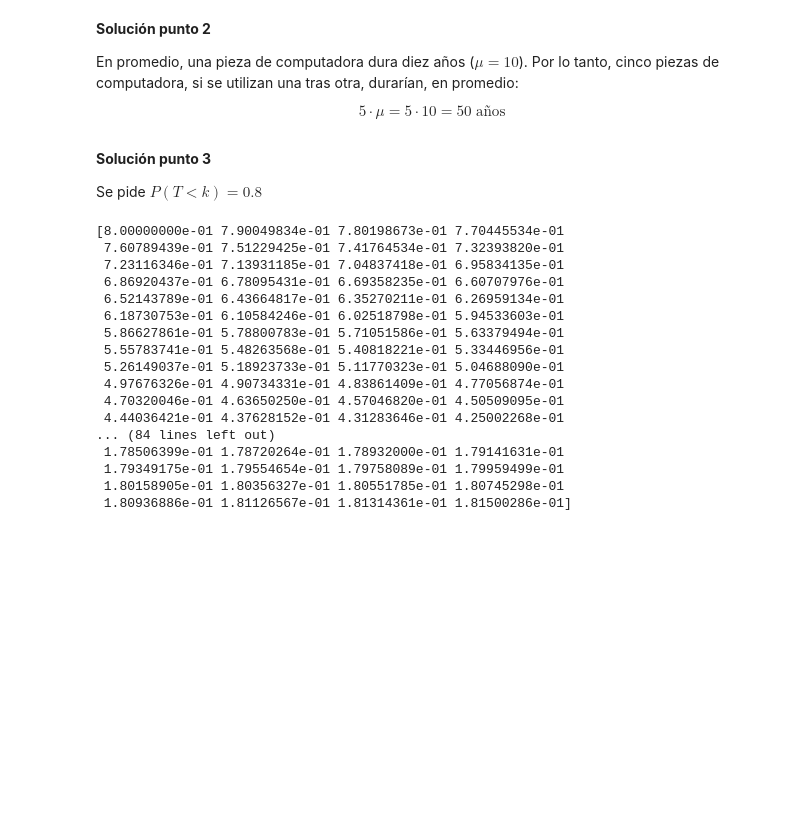
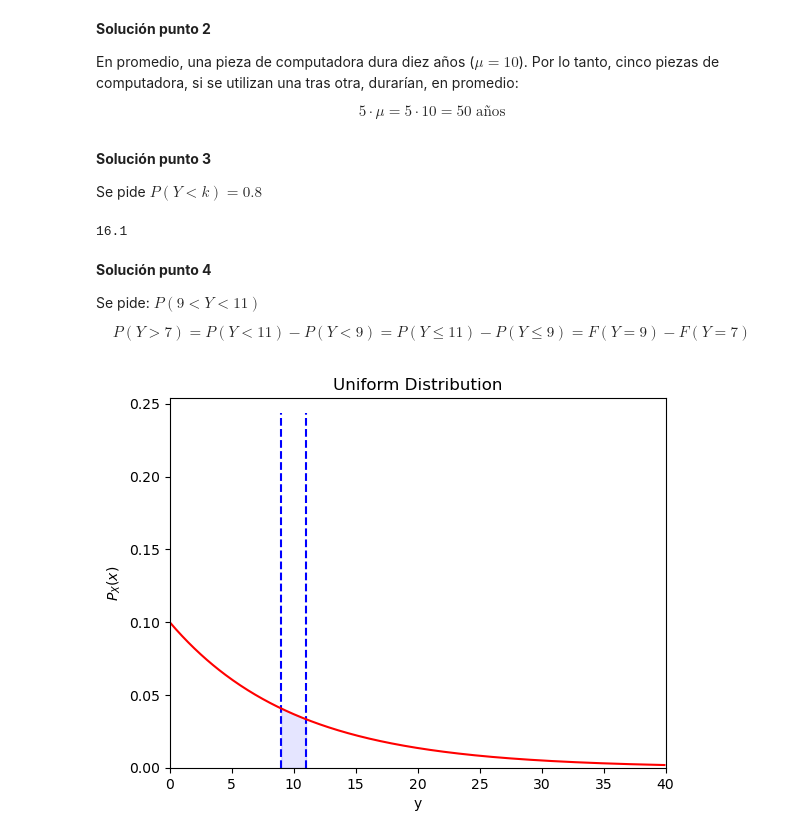
Before and after one commit to estocasticos-udem/curso_2023-1, a Jupyter notebook: variables_aleatorias_continuas/continua_exponencial.ipynb, the cells around one changed output. Cells and saved outputs as stored; diff of their text form; code cells hidden in the pictures; blank space fills up the shorter version.

Commit message:
Actualizando ejemplos exponencial y uniforme

```diff
--- a/variables_aleatorias_continuas/continua_exponencial.ipynb
+++ b/variables_aleatorias_continuas/continua_exponencial.ipynb
@@ -145,27 +149,35 @@ $$5 \cdot \mu = 5 \cdot 10 = 50\;\text{años}$$
 # %% [markdown]
 **Solución punto 3**
 
-Se pide $𝑃(T < k)=0.8$
+Se pide $𝑃(Y < k)=0.8$
 # %%
 P = 0.8
 diff_cdf_y = np.absolute(cdf_y - P)
 index_P = np.where(diff_cdf_y == min(diff_cdf_y))
-index_P
+k = y[index_P[0][0]]
+print("k = " + str(k))
 # %% [output]
-[8.00000000e-01 7.90049834e-01 7.80198673e-01 7.70445534e-01
- 7.60789439e-01 7.51229425e-01 7.41764534e-01 7.32393820e-01
- 7.23116346e-01 7.13931185e-01 7.04837418e-01 6.95834135e-01
- 6.86920437e-01 6.78095431e-01 6.69358235e-01 6.60707976e-01
- 6.52143789e-01 6.43664817e-01 6.35270211e-01 6.26959134e-01
- 6.18730753e-01 6.10584246e-01 6.02518798e-01 5.94533603e-01
- 5.86627861e-01 5.78800783e-01 5.71051586e-01 5.63379494e-01
- 5.55783741e-01 5.48263568e-01 5.40818221e-01 5.33446956e-01
- 5.26149037e-01 5.18923733e-01 5.11770323e-01 5.04688090e-01
- 4.97676326e-01 4.90734331e-01 4.83861409e-01 4.77056874e-01
- 4.70320046e-01 4.63650250e-01 4.57046820e-01 4.50509095e-01
- 4.44036421e-01 4.37628152e-01 4.31283646e-01 4.25002268e-01
-... (84 lines left out)
- 1.78506399e-01 1.78720264e-01 1.78932000e-01 1.79141631e-01
- 1.79349175e-01 1.79554654e-01 1.79758089e-01 1.79959499e-01
- 1.80158905e-01 1.80356327e-01 1.80551785e-01 1.80745298e-01
- 1.80936886e-01 1.81126567e-01 1.81314361e-01 1.81500286e-01]
+16.1
+# %% [markdown]
+**Solución punto 4**
+
+Se pide: $P(9 < Y < 11)$
+
+$$P(Y > 7) = P(Y < 11) - P(Y < 9) = P(Y \leq 11) - P(Y \leq 9) = F(Y = 9) - F(Y = 7)$$
+# %%
+# Grafica
+fig, ax = plt.subplots()
+ax.set_xlim(0, 40)
+ax.set_ylim(0, max(pdf) + 0.01)
+# Limites
+y_9 = plt.vlines(x = 9, ymin = 0,ymax = max(pdf), color = 'b', linestyles='--')
+y_11 = plt.vlines(x = 11, ymin = 0,ymax = max(pdf), color = 'b', linestyles='--')
+plt.title('Uniform Distribution')
+plt.ylabel('$P_X(x)$')
+plt.xlabel('y')
+plt.plot(y, pdf_y,color='r')
+ax.fill_between(y, pdf_y,0, where=(y>=9) & (y<=11), color='blue', alpha=.1)
+
+plt.show()
+# %% [output]
+[figure, added]
```
Also changed, not shown: parts of 15 cells of this notebook, 1 other file.
